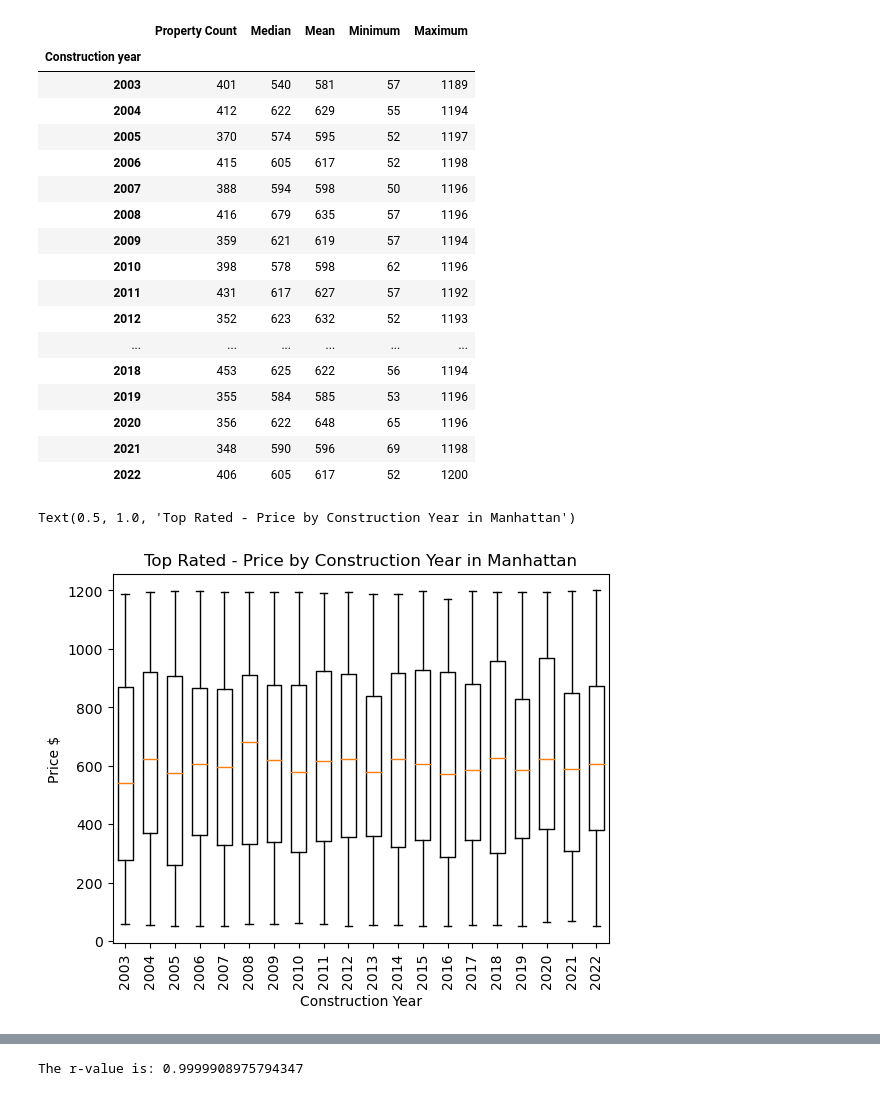
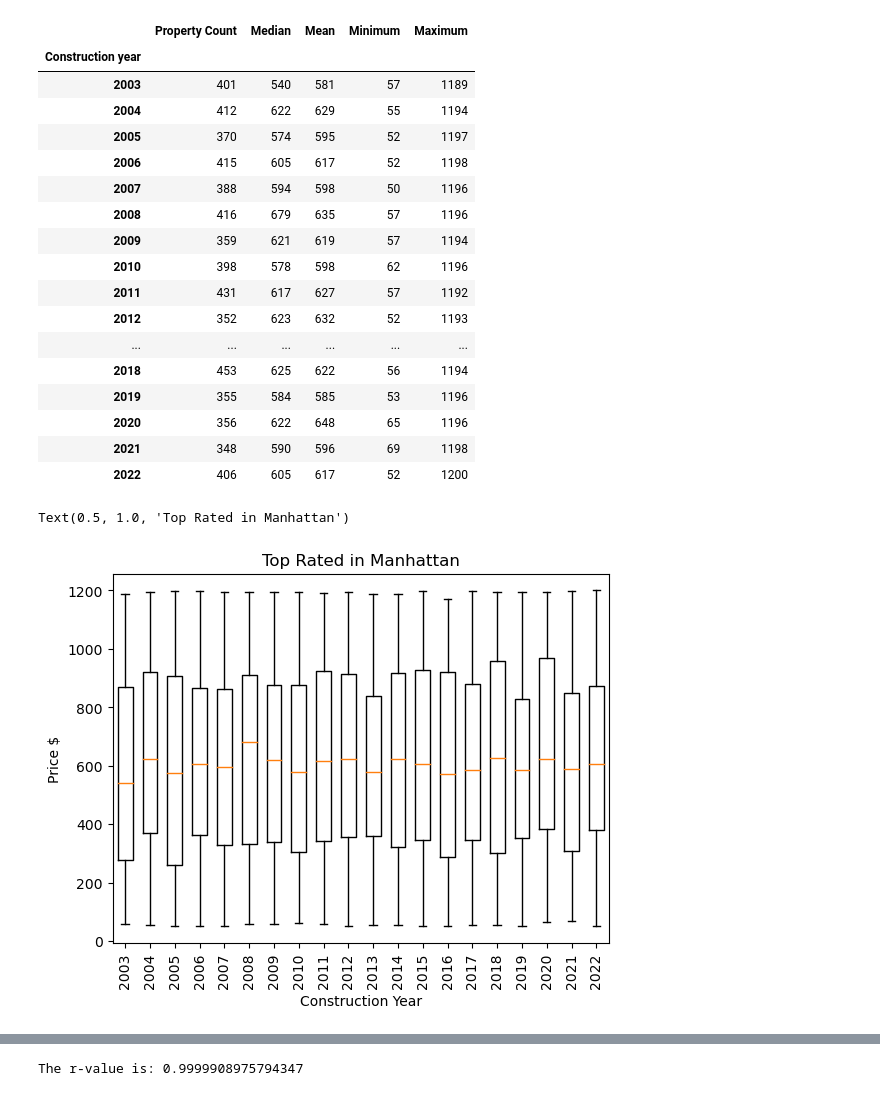
Before and after one commit to stephanielabelle/Project_1_Team6, a Jupyter notebook: steph_price_and_population_overview.ipynb, the cells around one changed output, grey strips where cells are left out. Saved outputs shown, nothing was run; the diff lists cells and outputs as text; code cells hidden in the pictures.

```diff
--- a/steph_price_and_population_overview.ipynb
+++ b/steph_price_and_population_overview.ipynb
@@ -377,33 +341,33 @@ t= "neighbourhood group"
 u = "Manhattan"
 v = "review rate number"
 w = 5
 x = "Construction year"
 y = "price"
 
 # Making Summary Statistics Table and BoxPlots utilizing makebp_4var_sl function
 makebp_4var_sl(t,u,v,w,x,y)
 plt.ylabel("Price $")
 plt.xlabel("Construction Year")
 plt.xticks(rotation=90)
-plt.title("Top Rated - Price by Construction Year in Manhattan")
+plt.title("Top Rated in Manhattan")
 # %% [output]
 |  | Property Count | Median | Mean | Minimum | Maximum |
 | Construction year |  |  |  |  |  |
 | 2003 | 401 | 540 | 581 | 57 | 1189 |
 | 2004 | 412 | 622 | 629 | 55 | 1194 |
 | 2005 | 370 | 574 | 595 | 52 | 1197 |
 | 2006 | 415 | 605 | 617 | 52 | 1198 |
 | 2007 | 388 | 594 | 598 | 50 | 1196 |
 | 2008 | 416 | 679 | 635 | 57 | 1196 |
 | 2009 | 359 | 621 | 619 | 57 | 1194 |
 | 2010 | 398 | 578 | 598 | 62 | 1196 |
 | 2011 | 431 | 617 | 627 | 57 | 1192 |
 | 2012 | 352 | 623 | 632 | 52 | 1193 |
 | ... | ... | ... | ... | ... | ... |
 | 2018 | 453 | 625 | 622 | 56 | 1194 |
 | 2019 | 355 | 584 | 585 | 53 | 1196 |
 | 2020 | 356 | 622 | 648 | 65 | 1196 |
 | 2021 | 348 | 590 | 596 | 69 | 1198 |
 | 2022 | 406 | 605 | 617 | 52 | 1200 |
-Text(0.5, 1.0, 'Top Rated - Price by Construction Year in Manhattan')
+Text(0.5, 1.0, 'Top Rated in Manhattan')
-[figure, old version]
+[figure, new version]
```
Also changed, not shown: parts of 38 cells of this notebook.
